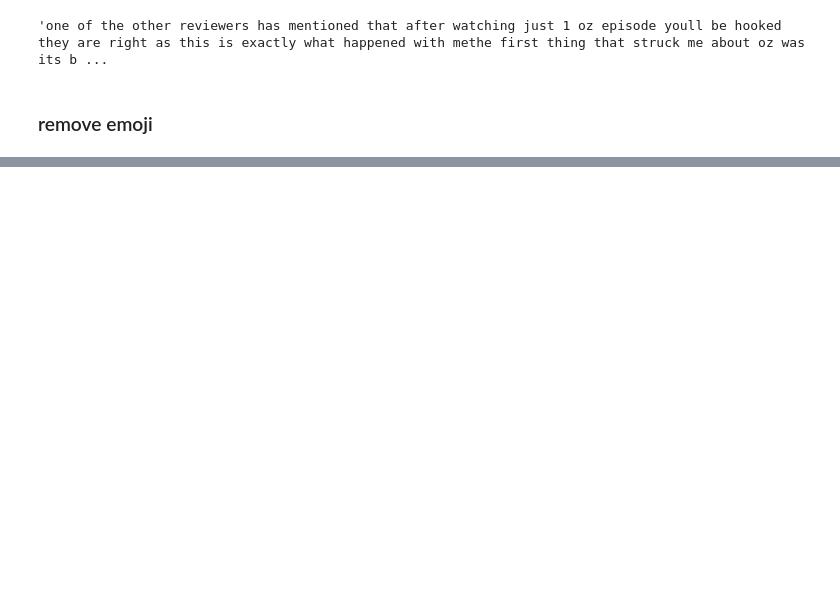
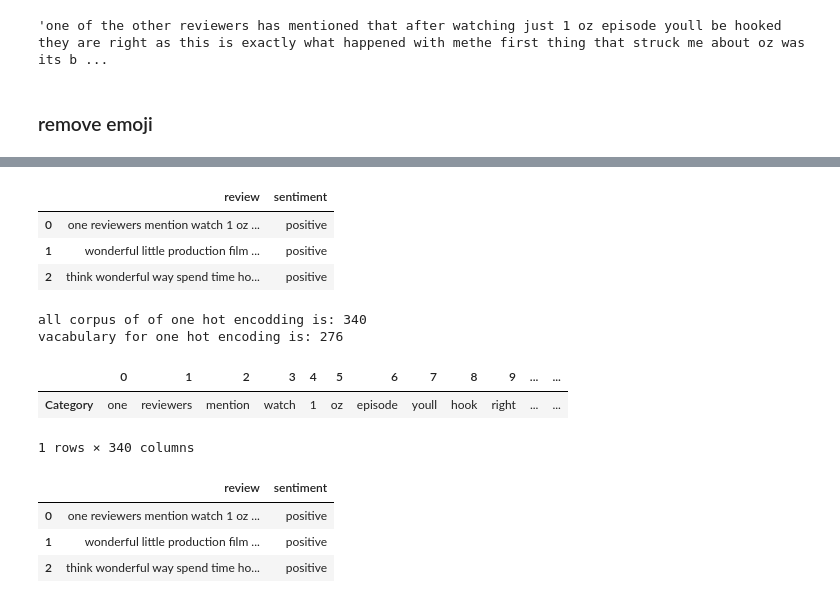
Before and after one commit to mahfuz-raihan/nlpcheck, a Jupyter notebook: 3_text_representation/basic_text_representation_assesment.ipynb, the cells around one changed output, grey strips where cells are left out. Cells and saved outputs as stored; diff of their text form; code cells hidden in the pictures; blank space fills up the shorter version.

```diff
--- a/3_text_representation/basic_text_representation_assesment.ipynb
+++ b/3_text_representation/basic_text_representation_assesment.ipynb
@@ -111,0 +363,35 @@ df['review'] = df['review'].apply(remove_emoji)
+# %%
+df_one_hot = df.head(3)
+df_one_hot
+# %% [output]
+|  | review | sentiment |
+| 0 | one reviewers mention watch 1 oz ... | positive |
+| 1 | wonderful little production film ... | positive |
+| 2 | think wonderful way spend time ho... | positive |
+# %%
+# make all words in a tacks
+review_words = " ".join([word for word in df_one_hot['review']])
+senti_word = " ".join([word for word in df_one_hot['sentiment']])
+all_word = review_words + senti_word
+
+token_word_one = nltk.tokenize.word_tokenize(all_word)
+print(f"all corpus of of one hot encodding is: {len(token_word_one)}")
+print(f'vacabulary for one hot encoding is: {len(set(token_word_one))}')
+# %% [output]
+all corpus of of one hot encodding is: 340
+vacabulary for one hot encoding is: 276
+# %%
+data = {'Category': token_word_one}
+dd = pd.DataFrame(data)
+dd.T
+# %% [output]
+|  | 0 | 1 | 2 | 3 | 4 | 5 | 6 | 7 | 8 | 9 | ... | ... |
+| Category | one | reviewers | mention | watch | 1 | oz | episode | youll | hook | right | ... | ... |
+1 rows × 340 columns
+# %%
+df_one_hot
+# %% [output]
+|  | review | sentiment |
+| 0 | one reviewers mention watch 1 oz ... | positive |
+| 1 | wonderful little production film ... | positive |
+| 2 | think wonderful way spend time ho... | positive |
```
Also changed, not shown: parts of 48 cells of this notebook, 1 other file.
